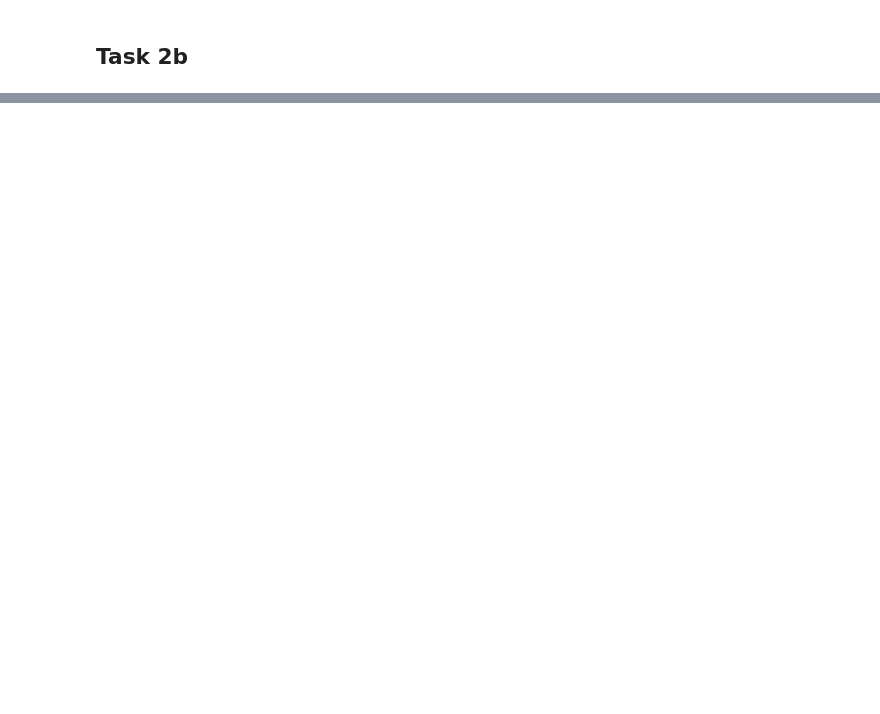
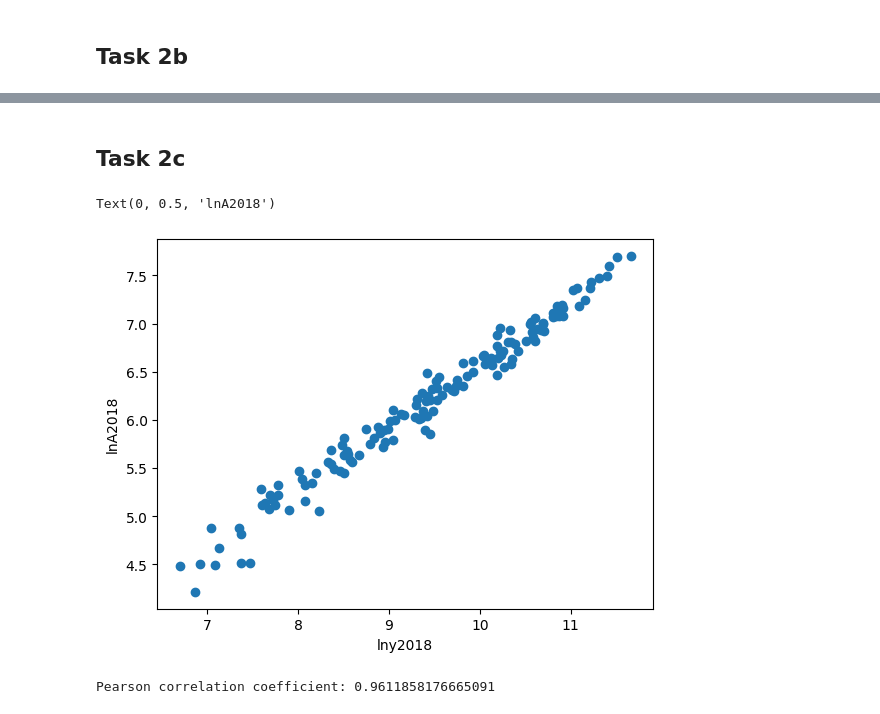
Before and after one commit to Jonas-Nepozitek/economics-for-global-affairs, a Jupyter notebook: problem-sets/PS2/jonas_ps2.ipynb, the cells around one changed output, grey strips where cells are left out. Saved outputs shown, nothing was run; the diff lists cells and outputs as text; code cells hidden in the pictures; blank space fills up the shorter version.

```diff
--- a/problem-sets/PS2/jonas_ps2.ipynb
+++ b/problem-sets/PS2/jonas_ps2.ipynb
@@ -188,0 +164,8 @@ df
+# %%
+df['y2018new'] = df['cgdpo2018'] / df['pop2018']
+df['k2018new'] = df['cn2018'] / df['pop2018']
+df['A2018new'] = df['y2018new'] / ((df['k2018new'] ** alpha) * df['hc2018']**(1 - alpha))
+
+df['lny2018new'] = np.log(df['y2018new'])
+df['lnk2018new'] = np.log(df['k2018new'])
+df['lnA2018new'] = np.log(df['A2018new'])
@@ -188,0 +184,17 @@ df
+# %% [markdown]
+## Task 2c
+# %%
+plt.scatter(df['lny2018'], df['lnA2018'])
+plt.xlabel('lny2018')
+plt.ylabel('lnA2018')
+# %% [output]
+Text(0, 0.5, 'lnA2018')
+[figure, added]
+# %%
+correlation_matrix = np.corrcoef(df['lny2018new'].dropna(), df['lnA2018new'].dropna())
+
+pearson_coeff = correlation_matrix[0, 1]
+
+print(f"Pearson correlation coefficient: {pearson_coeff}")
+# %% [output]
+Pearson correlation coefficient: 0.9611858176665091
```
Also changed, not shown: parts of 12 cells of this notebook.
